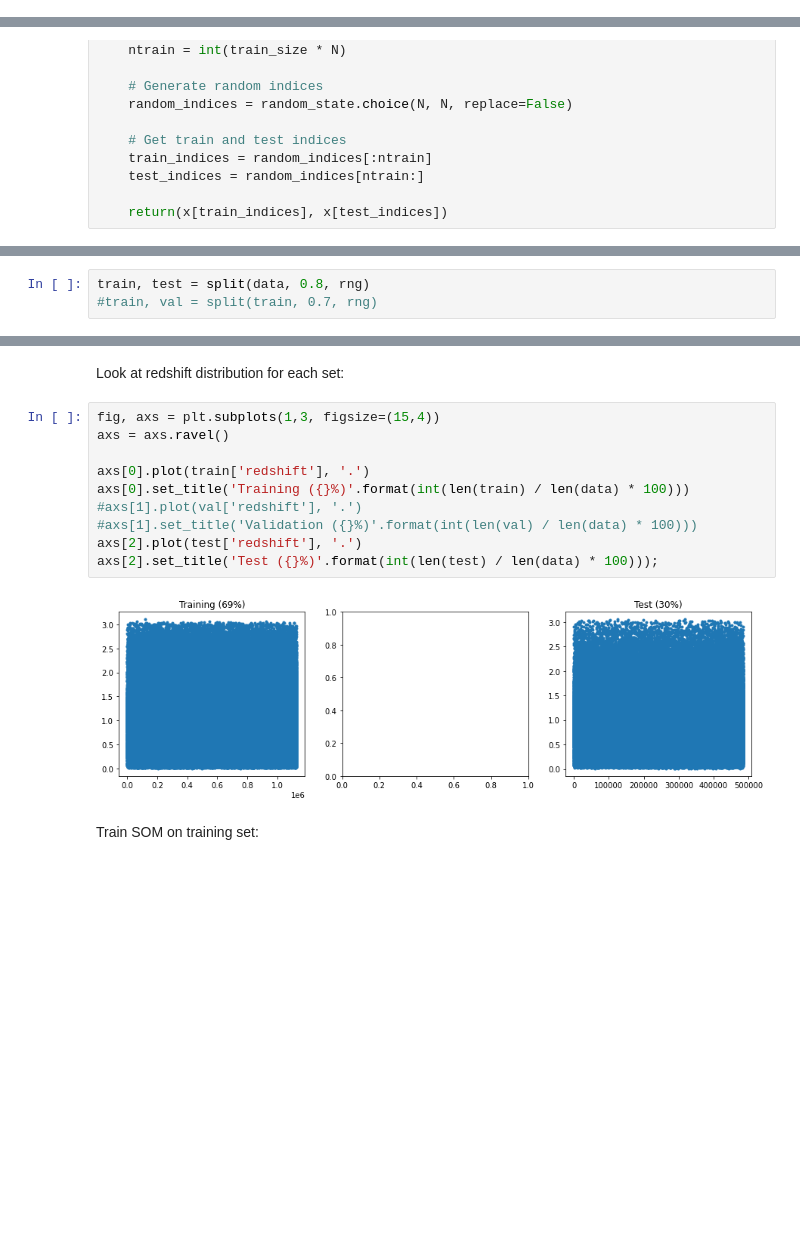
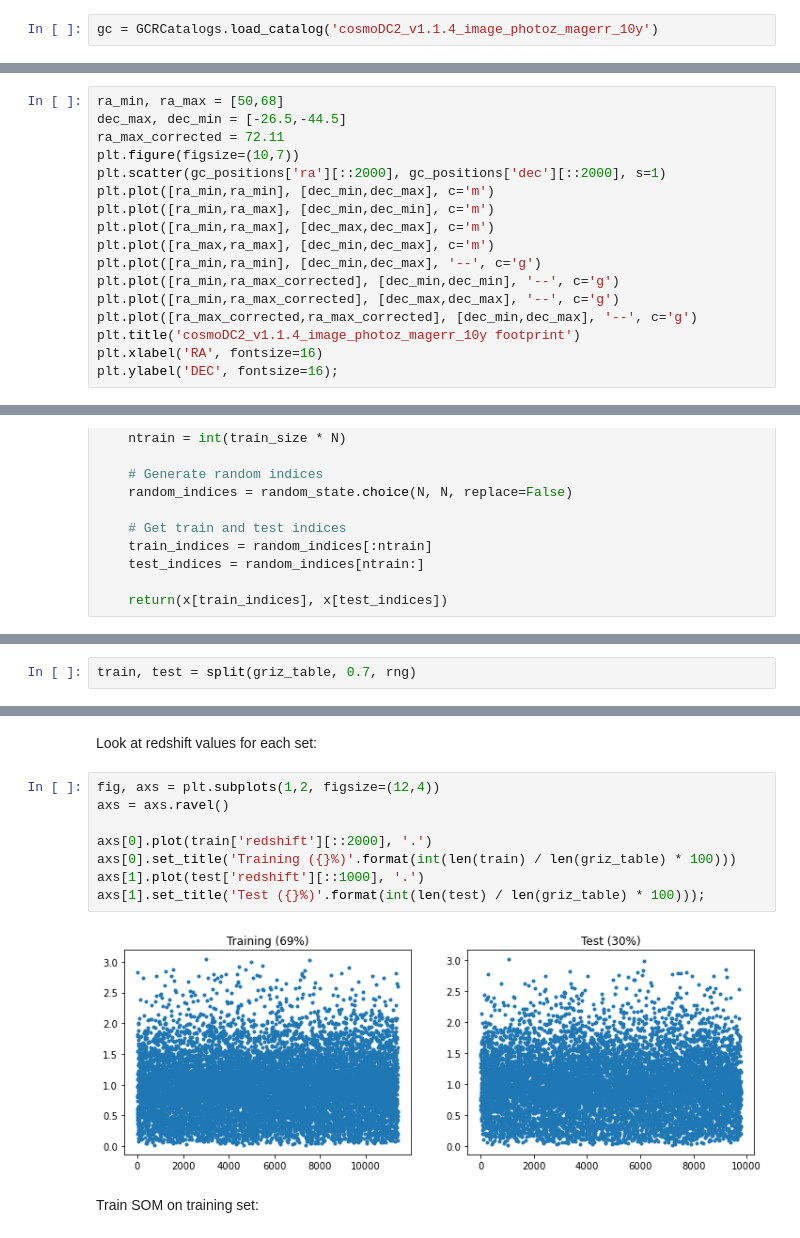
Before and after one commit to LSSTDESC/pz_bayes, a Jupyter notebook: notebooks/feature_likelihood_cosmoDC2.ipynb, the cells around one changed output, grey strips where cells are left out. Cells and saved outputs as stored; diff of their text form; blank space fills up the shorter version.

Commit message:
Run on subset of cosmoDC2_image

```diff
--- a/notebooks/feature_likelihood_cosmoDC2.ipynb
+++ b/notebooks/feature_likelihood_cosmoDC2.ipynb
@@ -31,3 +31,5 @@ rng = np.random.RandomState(seed)
 pz_path = '/global/cscratch1/sd/belaa/lsst/repos/pz_bayes/data/feature_likelihood/'
 # %% [markdown]
 Set `reload = True` if the catalog has already been written. Otherwise set to `False`.
+# %%
+gc = GCRCatalogs.load_catalog('cosmoDC2_v1.1.4_image_photoz_magerr_10y')
@@ -33,0 +38,17 @@ Set `reload = True` if the catalog has already been written. Otherwise set to `F
+# %%
+ra_min, ra_max = [50,68]
+dec_max, dec_min = [-26.5,-44.5]
+ra_max_corrected = 72.11
+plt.figure(figsize=(10,7))
+plt.scatter(gc_positions['ra'][::2000], gc_positions['dec'][::2000], s=1)
+plt.plot([ra_min,ra_min], [dec_min,dec_max], c='m')
+plt.plot([ra_min,ra_max], [dec_min,dec_min], c='m')
+plt.plot([ra_min,ra_max], [dec_max,dec_max], c='m')
+plt.plot([ra_max,ra_max], [dec_min,dec_max], c='m')
+plt.plot([ra_min,ra_min], [dec_min,dec_max], '--', c='g')
+plt.plot([ra_min,ra_max_corrected], [dec_min,dec_min], '--', c='g')
+plt.plot([ra_min,ra_max_corrected], [dec_max,dec_max], '--', c='g')
+plt.plot([ra_max_corrected,ra_max_corrected], [dec_min,dec_max], '--', c='g')
+plt.title('cosmoDC2_v1.1.4_image_photoz_magerr_10y footprint')
+plt.xlabel('RA', fontsize=16)
+plt.ylabel('DEC', fontsize=16);
@@ -172,6 +221,5 @@ data = griz_table[::20]
 # %%
-train, test = split(data, 0.8, rng)
-#train, val = split(train, 0.7, rng)
+train, test = split(griz_table, 0.7, rng)
 # %%
 len(train), len(test)
 # %% [output]
@@ -179,17 +227,15 @@ len(train), len(test)
 # %% [markdown]
-Look at redshift distribution for each set:
+Look at redshift values for each set:
 # %%
-fig, axs = plt.subplots(1,3, figsize=(15,4))
+fig, axs = plt.subplots(1,2, figsize=(12,4))
 axs = axs.ravel()
 
-axs[0].plot(train['redshift'], '.')
-axs[0].set_title('Training ({}%)'.format(int(len(train) / len(data) * 100)))
-#axs[1].plot(val['redshift'], '.')
-#axs[1].set_title('Validation ({}%)'.format(int(len(val) / len(data) * 100)))
-axs[2].plot(test['redshift'], '.')
-axs[2].set_title('Test ({}%)'.format(int(len(test) / len(data) * 100)));
+axs[0].plot(train['redshift'][::2000], '.')
+axs[0].set_title('Training ({}%)'.format(int(len(train) / len(griz_table) * 100)))
+axs[1].plot(test['redshift'][::1000], '.')
+axs[1].set_title('Test ({}%)'.format(int(len(test) / len(griz_table) * 100)));
 # %% [output]
-[figure, old version]
+[figure, new version]
 # %% [markdown]
 Train SOM on training set:
 # %%
```
Also changed, not shown: parts of 59 cells of this notebook.
